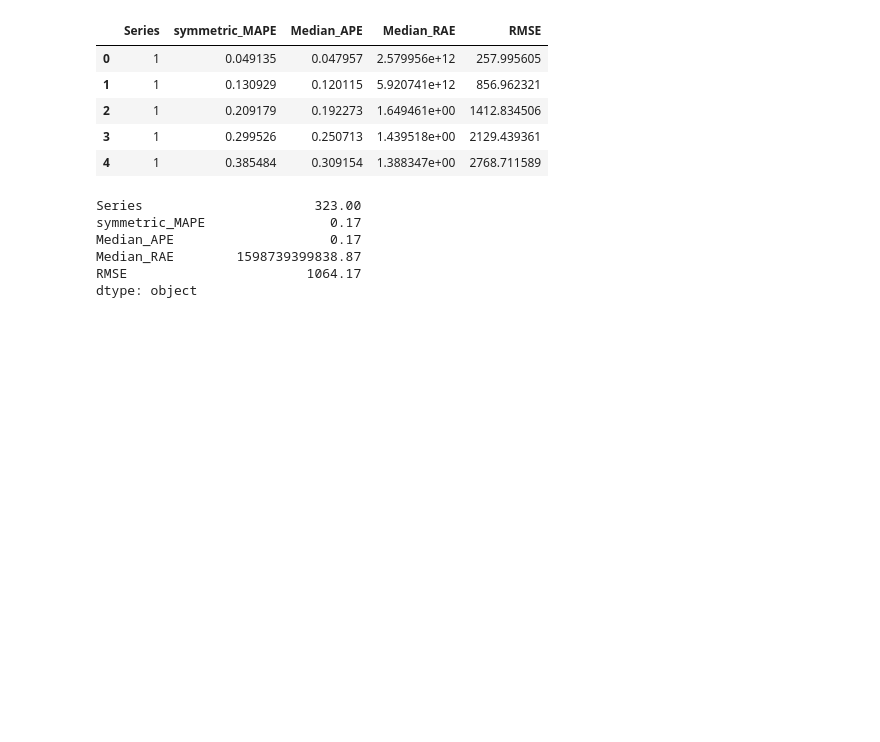
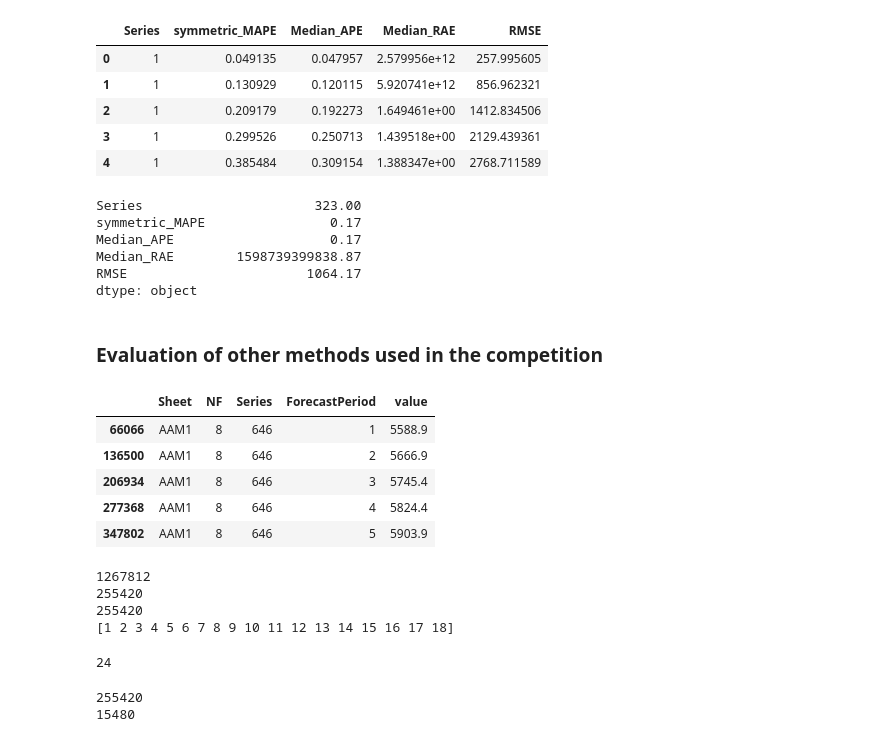
Before and after one commit to tom-alten/OutsmartingTime, a Jupyter notebook: M-Competitions/M3-Competition/M3_Yearly_eval.ipynb, the cells around one changed output. Drawn from its saved outputs; the diff is of its cells as text; code cells hidden in the pictures; blank space fills up the shorter version.

```diff
--- a/M-Competitions/M3-Competition/M3_Yearly_eval.ipynb
+++ b/M-Competitions/M3-Competition/M3_Yearly_eval.ipynb
@@ -225,3 +205,5 @@ Median_APE                    0.17
 Median_RAE        1598739399838.87
 RMSE                       1064.17
 dtype: object
+# %% [markdown]
+### Evaluation of other methods used in the competition
@@ -227,0 +246,51 @@ dtype: object
+# %%
+# Rename columns
+combined_df.rename(columns = {0 : 'Series', 1 : 'NF'}, inplace = True)
+
+# Change series to int in the same fashion as the other dataframes
+combined_df['Series'] = combined_df['Series'].str.replace('N', '')
+combined_df['Series'] = combined_df['Series'].str.replace(' ', '')
+combined_df['Series'] = combined_df['Series'].astype(int)
+
+# Change position of sheet column
+cols = combined_df.columns.tolist()
+cols = cols[-1:] + cols[:-1]
+combined_df = combined_df[cols]
+
+# Rename columns so that 1 is the first forecast period
+combined_df.rename(columns=lambda x: x - 1 if isinstance(x, int) else x, inplace=True)
+
+# Melt the dataframe i.e. unpivot
+df_long = pd.melt(combined_df, id_vars=['Sheet', 'NF' , 'Series'], value_name='value', var_name='ForecastPeriod')
+
+# Sort the dataframe
+df_long_sorted = df_long.sort_values(by=['Sheet', 'Series', 'ForecastPeriod'])
+df_long_sorted.head()
+# %% [output]
+|  | Sheet | NF | Series | ForecastPeriod | value |
+| 66066 | AAM1 | 8 | 646 | 1 | 5588.9 |
+| 136500 | AAM1 | 8 | 646 | 2 | 5666.9 |
+| 206934 | AAM1 | 8 | 646 | 3 | 5745.4 |
+| 277368 | AAM1 | 8 | 646 | 4 | 5824.4 |
+| 347802 | AAM1 | 8 | 646 | 5 | 5903.9 |
+# %%
+print(len(df_long_sorted))
+print(len(df_long_sorted.loc[df_long_sorted['NF'] == 6]))
+print(len(df_long_sorted.query('Series <= 645')))
+print(df_long_sorted['ForecastPeriod'].unique())
+# %% [output]
+1267812
+255420
+255420
+[1 2 3 4 5 6 7 8 9 10 11 12 13 14 15 16 17 18]
+# %%
+print(len(df_long_sorted['Sheet'].unique()))
+# %% [output]
+24
+# %%
+df_long_sorted = df_long_sorted.loc[df_long_sorted['NF'] == 6]
+print(len(df_long_sorted))
+print(645*24)
+# %% [output]
+255420
+15480
```
Also changed, not shown: parts of 14 cells of this notebook.
